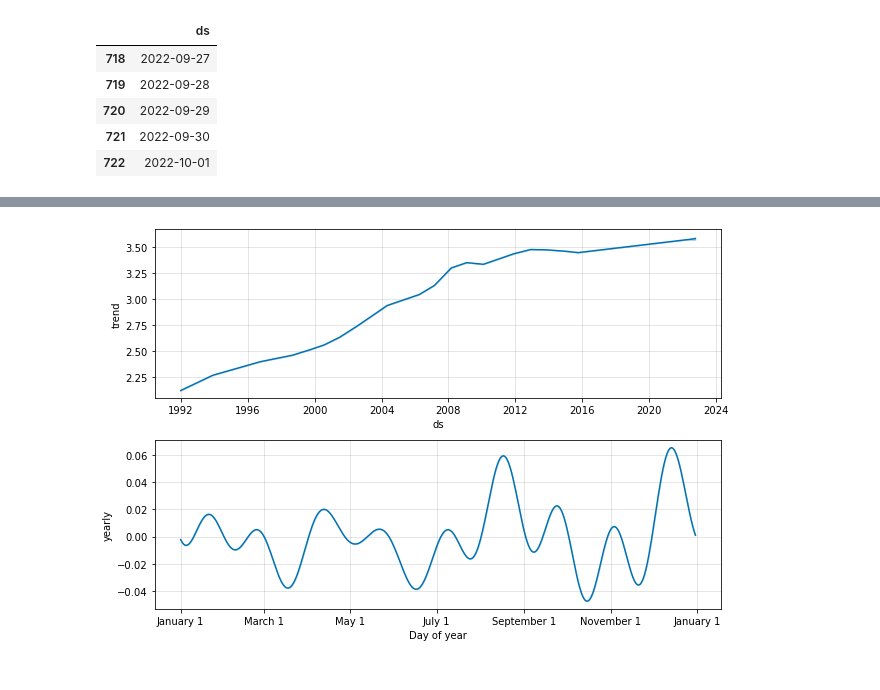
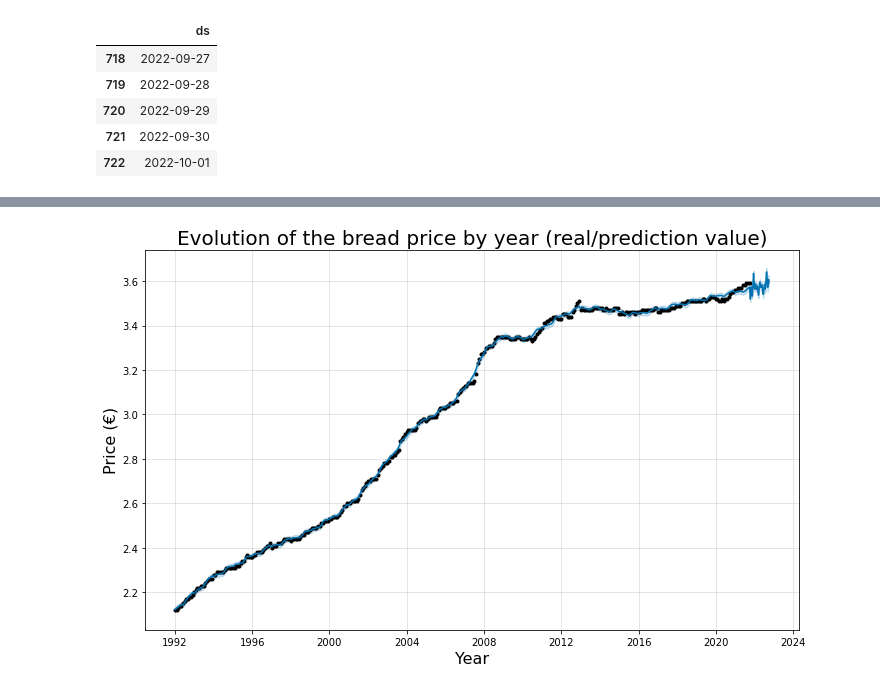
Before and after one commit to FlorentGrenier/Analyse-and-Forescast-Brain-Price-in-France, a Jupyter notebook: NoteBook.ipynb, the cells around one changed output, grey strips where cells are left out. Saved outputs shown, nothing was run; the diff lists cells and outputs as text; code cells hidden in the pictures.

```diff
--- a/NoteBook.ipynb
+++ b/NoteBook.ipynb
@@ -106,4 +99,10 @@ fig1 = m.plot(forecast)
-# %%
-fig2 = m.plot_components(forecast)
-# %% [output]
-[figure, removed]
+# %%
+forecast_fig = model.plot(forecast)
+ax = forecast_fig.gca()
+ax.set_title("Evolution of the bread price by year (real/prediction value)", size=20)
+ax.set_xlabel("Year", size=16)
+ax.set_ylabel("Price (€)", size=16)
+ax.tick_params(axis="x", labelsize=10)
+ax.tick_params(axis="y", labelsize=10)
+# %% [output]
+[figure, added]
```
Also changed, not shown: parts of 10 cells of this notebook, 3 other files.
